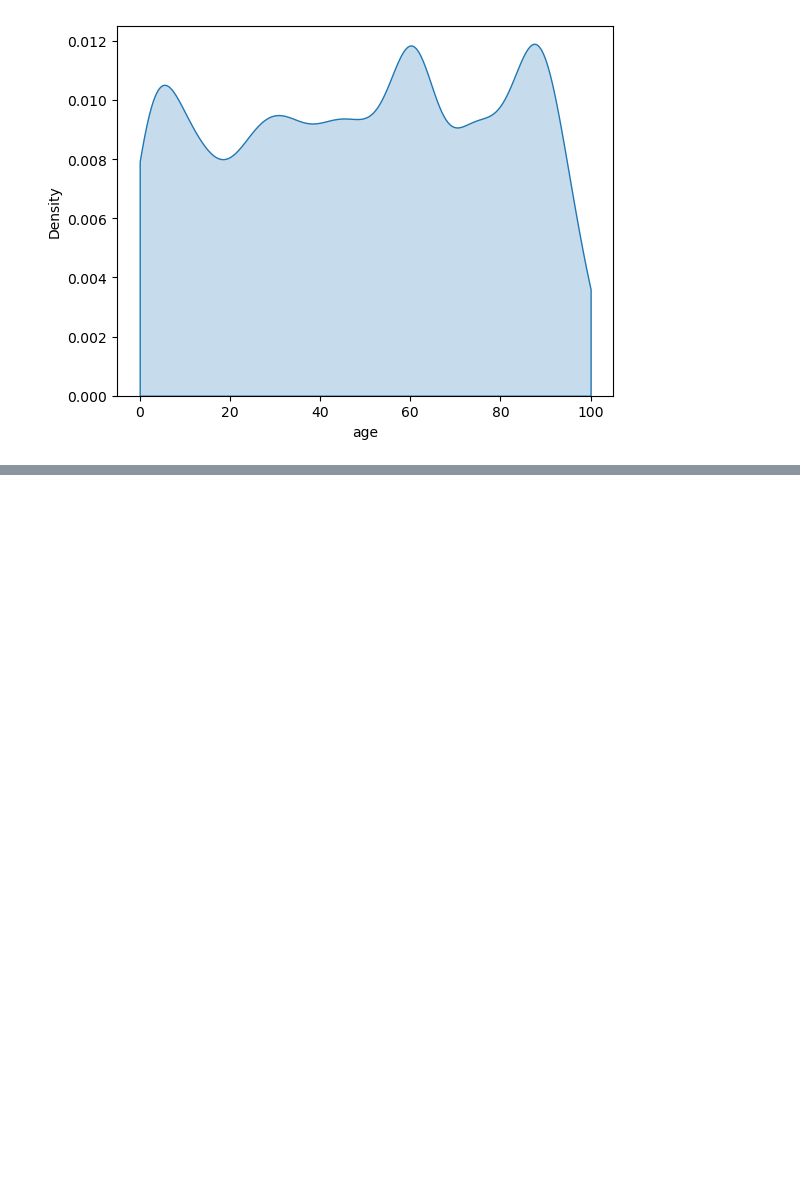
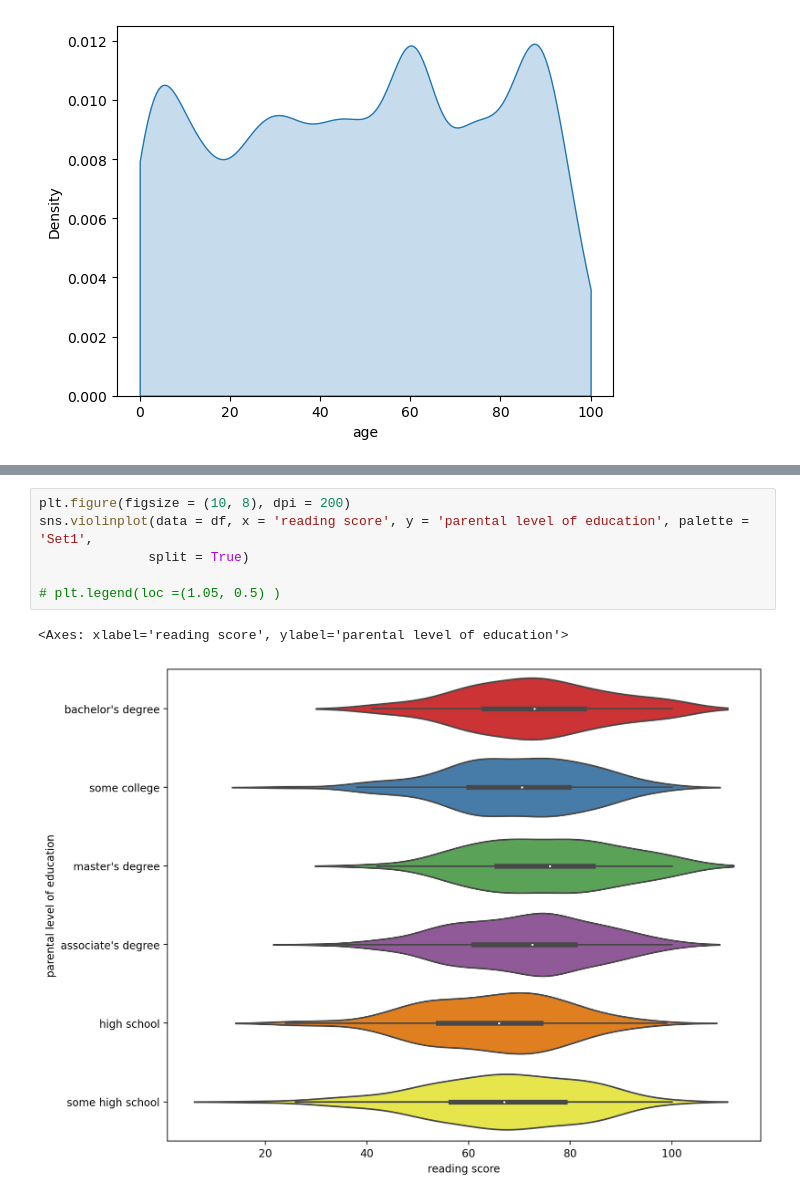
Before and after one commit to JovanTTT/MachineLearning-Course, a Jupyter notebook: Seaborn.ipynb, the cells around one changed output, grey strips where cells are left out. Cells and saved outputs as stored; diff of their text form; blank space fills up the shorter version.

```diff
--- a/Seaborn.ipynb
+++ b/Seaborn.ipynb
@@ -132,0 +173,9 @@ sns.kdeplot(data = sample_ages, x = 'age', clip = [0, 100], bw_adjust = 0.5, fil
+# %%
+plt.figure(figsize = (10, 8), dpi = 200)
+sns.violinplot(data = df, x = 'reading score', y = 'parental level of education', palette = 'Set1',
+              split = True)
+
+# plt.legend(loc =(1.05, 0.5) )
+# %% [output]
+<Axes: xlabel='reading score', ylabel='parental level of education'>
+[figure, added]
```
Also changed, not shown: parts of 6 cells of this notebook, 2 other files.
